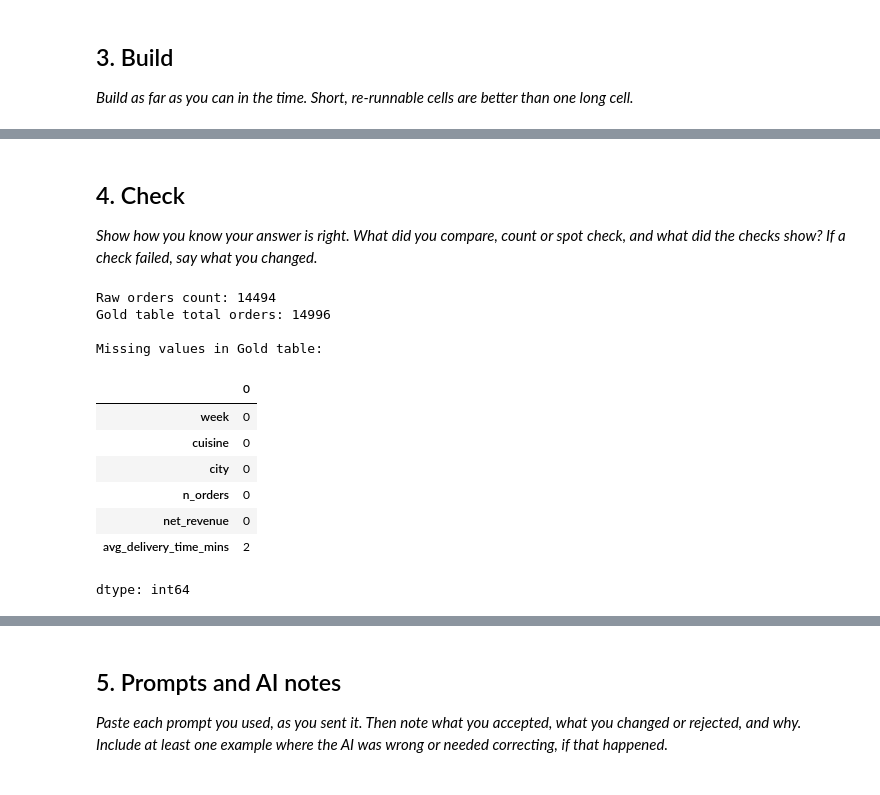
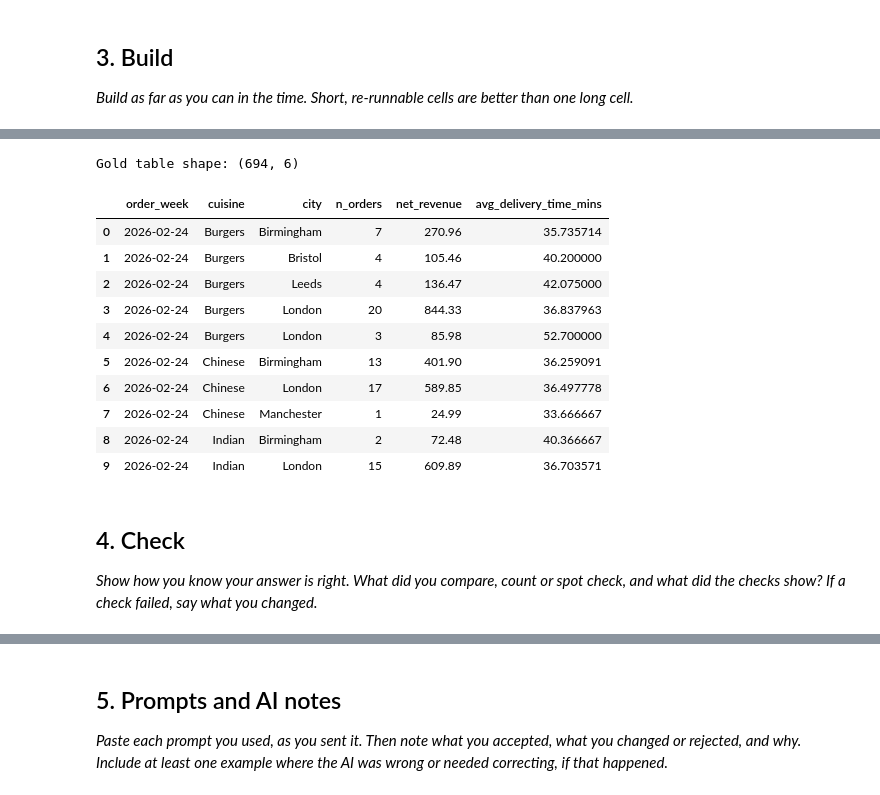
Before and after one commit to WingmanShi/WingmanShi-AnalyticsEngineering, a Jupyter notebook: 5_02_practice_weekly_ops.ipynb, the cells around one changed output, grey strips where cells are left out. Saved outputs shown, nothing was run; the diff lists cells and outputs as text; code cells hidden in the pictures.

```diff
--- a/5_02_practice_weekly_ops.ipynb
+++ b/5_02_practice_weekly_ops.ipynb
@@ -759,0 +500,12 @@ Gold reporting table shape: (639, 6)
+# %%
+# Step 1: Build Silver Layer - Clean Orders
+df_orders = tables["orders"].copy()
+
+# Convert order timestamp to datetime
+df_orders["order_ts"] = pd.to_datetime(df_orders["order_ts"])
+
+# Extract the start of the week (Monday) based on order_ts
+df_orders["order_week"] = df_orders["order_ts"].dt.to_period("W-MON").dt.start_time.dt.date
+
+print(f"Cleaned orders table shape: {df_orders.shape}")
+display(df_orders.head(3))
@@ -759,0 +608,9 @@ Gold reporting table shape: (639, 6)
+# %%
+# Step 5: Build Silver Layer - Clean Payments
+df_payments = tables["payments"].copy()
+
+# Drop exact row duplicates
+df_payments_clean = df_payments.drop_duplicates()
+
+print(f"Original payments rows: {len(df_payments):,}")
+print(f"Cleaned payments rows: {len(df_payments_clean):,}")
@@ -760,28 +640,39 @@ Gold reporting table shape: (639, 6)
+# %%
+# Step 6: Build Gold Reporting Table
+# Aggregate payments by order_id (summing charges and refunds)
+df_payments_agg = df_payments_clean.groupby("order_id")["amount"].sum().reset_index().rename(columns={"amount": "total_paid"})
+
+# Merge everything into the base orders restaurant dataset
+df_gold = df_orders_rest.merge(df_order_lines_agg, on="order_id", how="left")
+df_gold = df_gold.merge(df_delivery[["order_id", "delivery_time_mins"]], on="order_id", how="left")
+df_gold = df_gold.merge(df_payments_agg, on="order_id", how="left")
+
+# Calculate net revenue per order: item value + delivery fee
+df_gold["net_revenue"] = df_gold["total_item_value"].fillna(0) + df_gold["delivery_fee"].fillna(0)
+
+# Group by week, cuisine, and city
+df_gold_weekly_ops = df_gold.groupby(["order_week", "cuisine", "city"]).agg(
+    n_orders=("order_id", "count"),
+    net_revenue=("net_revenue", "sum"),
+    avg_delivery_time_mins=("delivery_time_mins", "mean")
+).reset_index()
+
+print(f"Gold table shape: {df_gold_weekly_ops.shape}")
+display(df_gold_weekly_ops.head(10))
+# %% [output]
+Gold table shape: (694, 6)
+|  | order_week | cuisine | city | n_orders | net_revenue | avg_delivery_time_mins |
+| 0 | 2026-02-24 | Burgers | Birmingham | 7 | 270.96 | 35.735714 |
+| 1 | 2026-02-24 | Burgers | Bristol | 4 | 105.46 | 40.200000 |
+| 2 | 2026-02-24 | Burgers | Leeds | 4 | 136.47 | 42.075000 |
+| 3 | 2026-02-24 | Burgers | London | 20 | 844.33 | 36.837963 |
+| 4 | 2026-02-24 | Burgers | London | 3 | 85.98 | 52.700000 |
+| 5 | 2026-02-24 | Chinese | Birmingham | 13 | 401.90 | 36.259091 |
+| 6 | 2026-02-24 | Chinese | London | 17 | 589.85 | 36.497778 |
+| 7 | 2026-02-24 | Chinese | Manchester | 1 | 24.99 | 33.666667 |
+| 8 | 2026-02-24 | Indian | Birmingham | 2 | 72.48 | 40.366667 |
+| 9 | 2026-02-24 | Indian | London | 15 | 609.89 | 36.703571 |
 # %% [markdown]
 ## 4. Check
 
 *Show how you know your answer is right. What did you compare, count or spot check, and what did the checks show? If a check failed, say what you changed.*
-# %%
-# Reconcile gold table total orders against raw source rows
-raw_order_count = len(tables["orders"])
-gold_order_count = gold_weekly_ops["n_orders"].sum()
-
-print(f"Raw orders count: {raw_order_count}")
-print(f"Gold table total orders: {gold_order_count}")
-
-# Check for any unexpected missing values in metrics
-print("\nMissing values in Gold table:")
-display(gold_weekly_ops.isna().sum())
-# %% [output]
-Raw orders count: 14494
-Gold table total orders: 14996
-
-Missing values in Gold table:
-|  | 0 |
-| week | 0 |
-| cuisine | 0 |
-| city | 0 |
-| n_orders | 0 |
-| net_revenue | 0 |
-| avg_delivery_time_mins | 2 |
-dtype: int64
```
Also changed, not shown: parts of 44 cells of this notebook.
